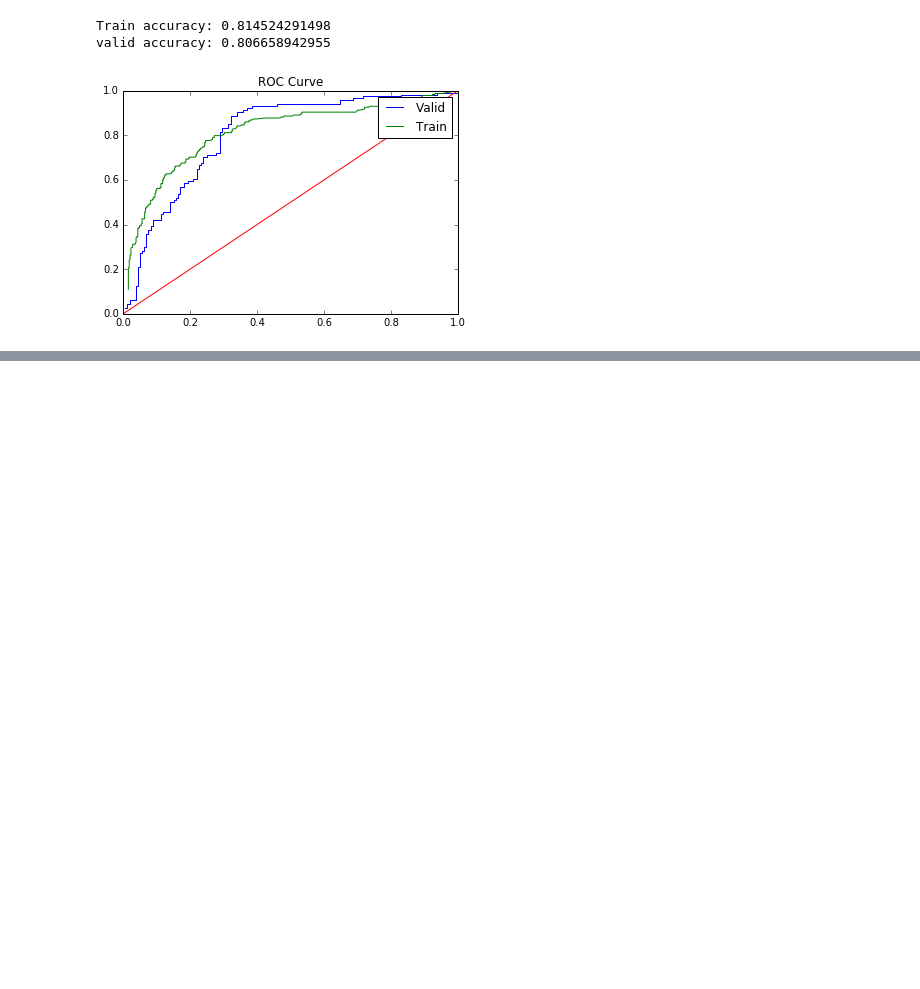
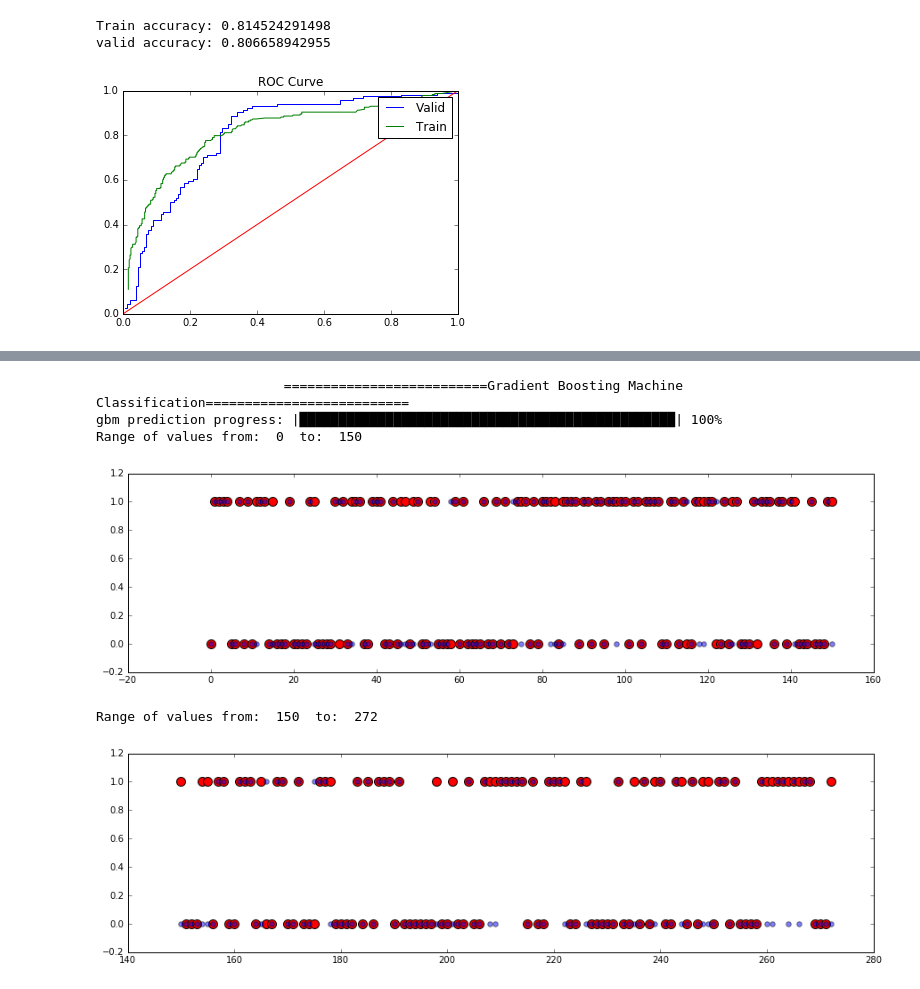
Before and after one commit to hamzafar/titanic_competition, a Jupyter notebook: Visualize the effect of Ensemble Model..ipynb, the cells around one changed output, grey strips where cells are left out. Drawn from its saved outputs; the diff is of its cells as text; code cells hidden in the pictures; blank space fills up the shorter version.

```diff
--- a/Visualize the effect of Ensemble Model..ipynb
+++ b/Visualize the effect of Ensemble Model..ipynb
@@ -190,0 +217,11 @@ Range of values from:  150  to:  272
+# %%
+print ('\t\t\t==========================Gradient Boosting Machine Classification==========================')
+pred_df = get_dataframe(my_gbm,hdf_validate)
+init_dynamic_plot(pred_df,150)
+# %% [output]
+                        ==========================Gradient Boosting Machine Classification==========================
+gbm prediction progress: |████████████████████████████████████████████████| 100%
+Range of values from:  0  to:  150
+[figure, added]
+Range of values from:  150  to:  272
+[figure, added]
```
Also changed, not shown: parts of 7 cells of this notebook.
